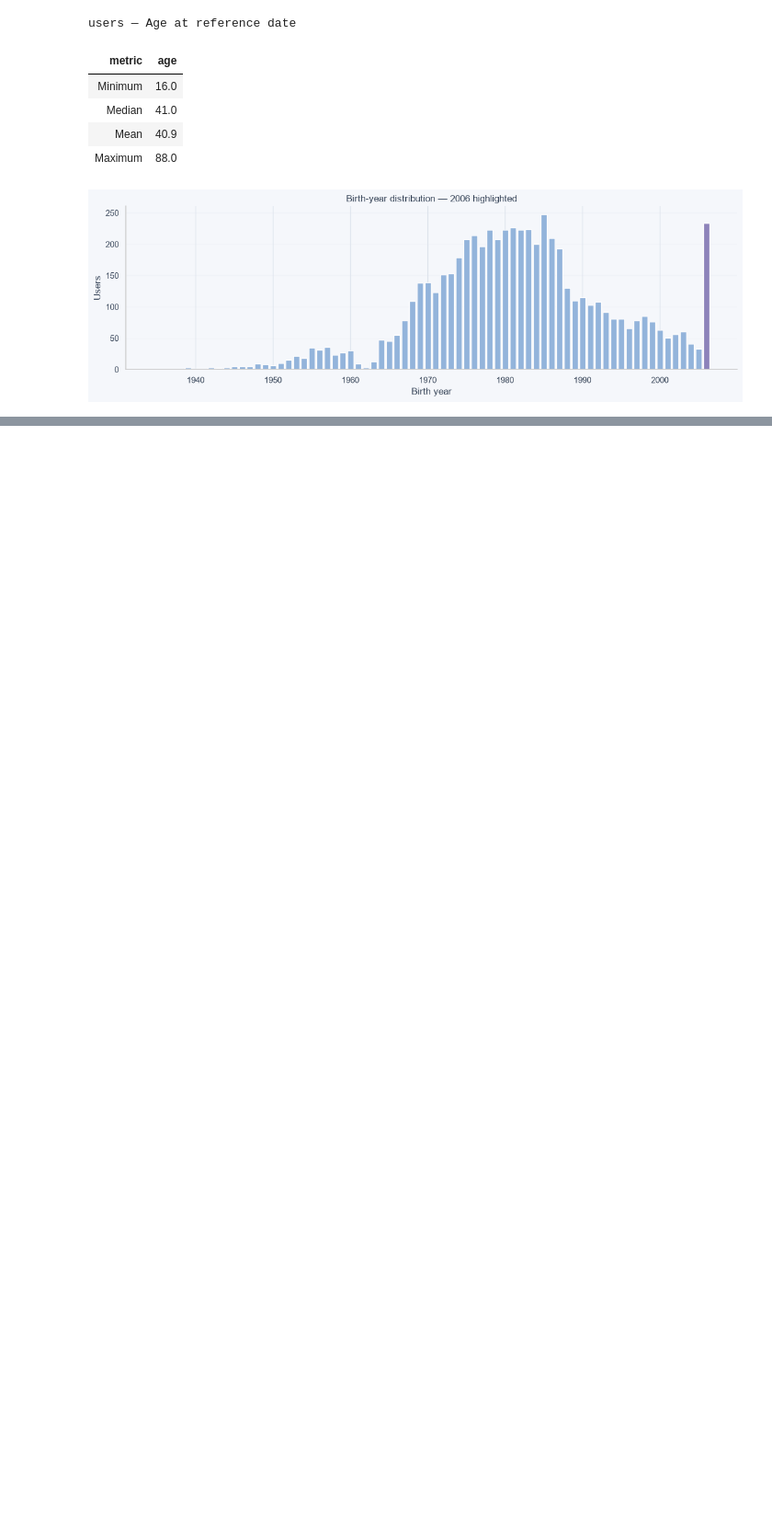
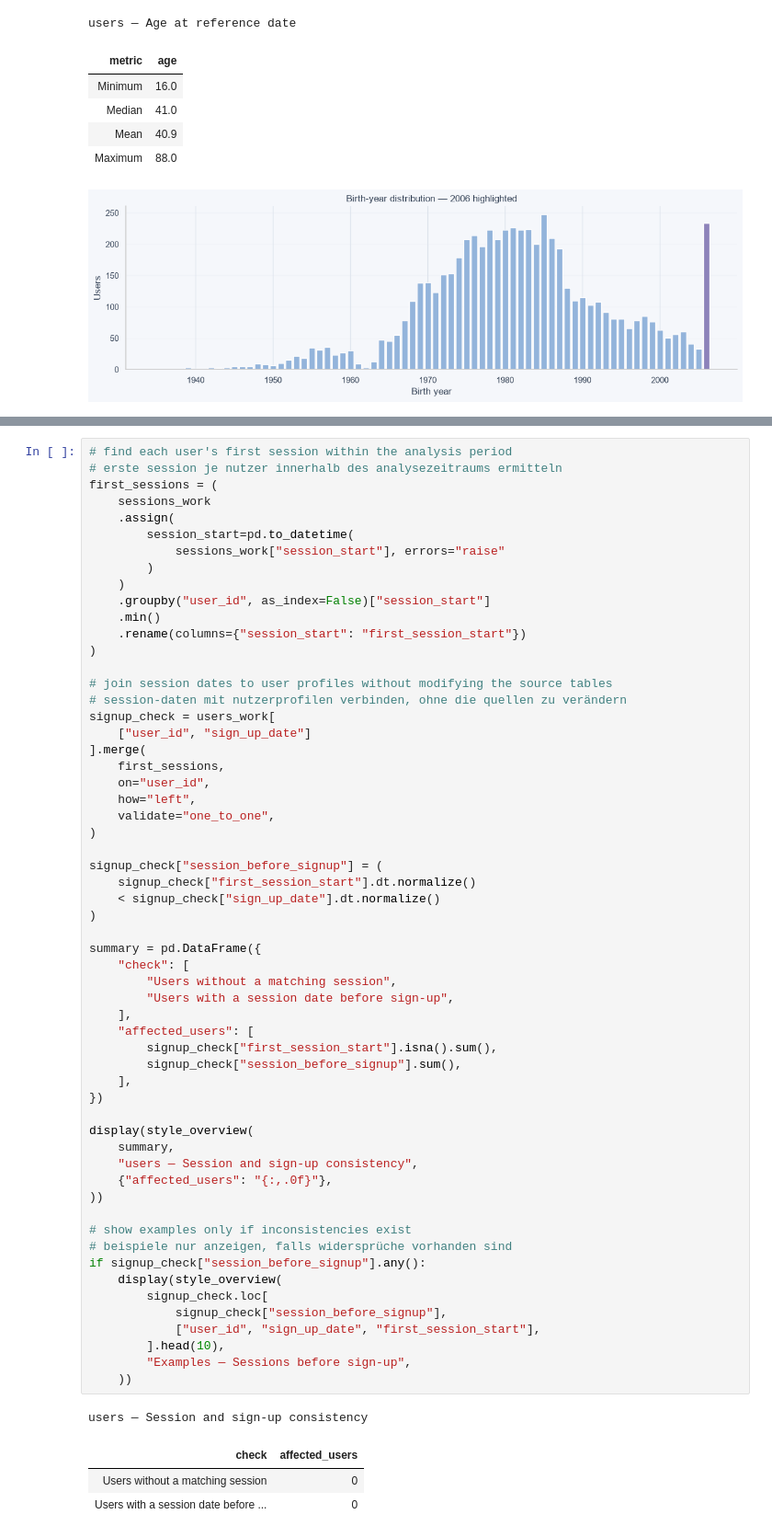
Before and after one commit to mperos1978/TravelTide, a Jupyter notebook: notebooks/01_eda.ipynb, the cells around one changed output, grey strips where cells are left out. Shown at 92% size. Cells and saved outputs as stored; diff of their text form; blank space fills up the shorter version.

```diff
--- a/notebooks/01_eda.ipynb
+++ b/notebooks/01_eda.ipynb
@@ -696,0 +909,63 @@ users — Age at reference date
+# %%
+# find each user's first session within the analysis period
+# erste session je nutzer innerhalb des analysezeitraums ermitteln
+first_sessions = (
+    sessions_work
+    .assign(
+        session_start=pd.to_datetime(
+            sessions_work["session_start"], errors="raise"
+        )
+    )
+    .groupby("user_id", as_index=False)["session_start"]
+    .min()
+    .rename(columns={"session_start": "first_session_start"})
+)
+
+# join session dates to user profiles without modifying the source tables
+# session-daten mit nutzerprofilen verbinden, ohne die quellen zu verändern
+signup_check = users_work[
+    ["user_id", "sign_up_date"]
+].merge(
+    first_sessions,
+    on="user_id",
+    how="left",
+    validate="one_to_one",
+)
+
+signup_check["session_before_signup"] = (
+    signup_check["first_session_start"].dt.normalize()
+    < signup_check["sign_up_date"].dt.normalize()
+)
+
+summary = pd.DataFrame({
+    "check": [
+        "Users without a matching session",
+        "Users with a session date before sign-up",
+    ],
+    "affected_users": [
+        signup_check["first_session_start"].isna().sum(),
+        signup_check["session_before_signup"].sum(),
+    ],
+})
+
+display(style_overview(
+    summary,
+    "users — Session and sign-up consistency",
+    {"affected_users": "{:,.0f}"},
+))
+
+# show examples only if inconsistencies exist
+# beispiele nur anzeigen, falls widersprüche vorhanden sind
+if signup_check["session_before_signup"].any():
+    display(style_overview(
+        signup_check.loc[
+            signup_check["session_before_signup"],
+            ["user_id", "sign_up_date", "first_session_start"],
+        ].head(10),
+        "Examples — Sessions before sign-up",
+    ))
+# %% [output]
+users — Session and sign-up consistency
+| check | affected_users |
+| Users without a matching session | 0 |
+| Users with a session date before ... | 0 |
```
Also changed, not shown: parts of 7 cells of this notebook, 1 other file.
